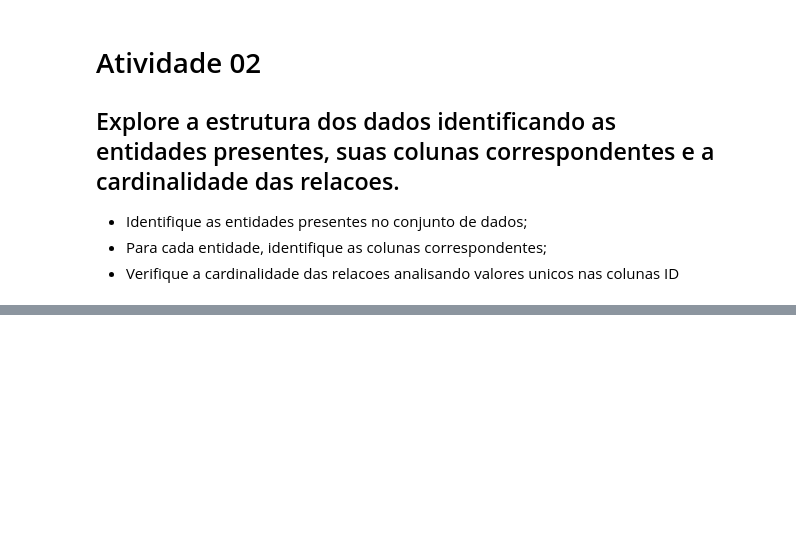
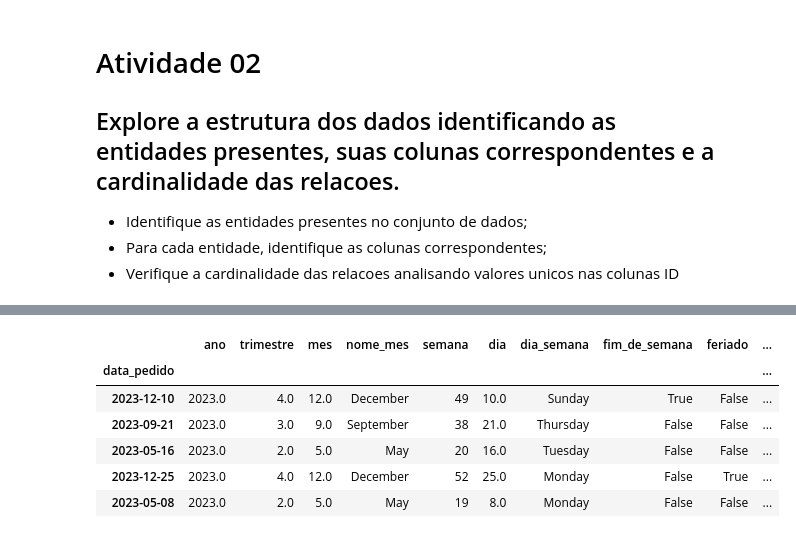
Before and after one commit to GabrielSique1r4/Pipeline_de_dados, a Jupyter notebook: Aula5/Respostas.ipynb, the cells around one changed output, grey strips where cells are left out. Drawn from its saved outputs; the diff is of its cells as text; code cells hidden in the pictures; blank space fills up the shorter version.

```diff
--- a/Aula5/Respostas.ipynb
+++ b/Aula5/Respostas.ipynb
@@ -56,0 +120,6 @@ print(keys)
+# %%
+# Campos Calculados
+df['valor_bruto'] = df.preco_unitario * df.quantidade
+df['valor_liquido'] = df.valor_bruto - df.valor_desconto
+df['margem_de_lucro'] = (((df.preco_unitario - df.preco_custo) / df.preco_unitario) * 100)
+df['dias_desde_o_pedido'] = (pd.Timestamp.today() - df.data_pedido).dt.days
@@ -56,0 +253,63 @@ print(keys)
+# %%
+# Atividade 09 - Dimensão de Tempo
+
+# Garante que a coluna de data esteja no formato datetime
+df['data_pedido'] = pd.to_datetime(df['data_pedido'])
+
+# Remove duplicatas de datas
+dim_tempo = pd.DataFrame(df['data_pedido'].drop_duplicates()).copy()
+
+# Criação dos componentes de data
+dim_tempo['ano'] = dim_tempo['data_pedido'].dt.year
+dim_tempo['trimestre'] = dim_tempo['data_pedido'].dt.quarter
+dim_tempo['mes'] = dim_tempo['data_pedido'].dt.month
+dim_tempo['nome_mes'] = dim_tempo['data_pedido'].dt.month_name()
+dim_tempo['semana'] = dim_tempo['data_pedido'].dt.isocalendar().week
+dim_tempo['dia'] = dim_tempo['data_pedido'].dt.day
+dim_tempo['dia_semana'] = dim_tempo['data_pedido'].dt.day_name()
+
+# Indicador de fim de semana
+dim_tempo['fim_de_semana'] = dim_tempo['dia_semana'].isin(['Saturday', 'Sunday'])
+
+# Simula feriados (exemplo: 1º de janeiro, 7 de setembro, 25 de dezembro)
+feriados_simulados = [
+    '2023-01-01', '2023-09-07', '2023-12-25',
+    '2024-01-01', '2024-09-07', '2024-12-25'
+]
+feriados_simulados = pd.to_datetime(feriados_simulados)
+dim_tempo['feriado'] = dim_tempo['data_pedido'].isin(feriados_simulados)
+
+# Classificação por período do dia (baseado na hora)
+# Se a coluna de hora não existir, vamos simular um horário aleatório
+if not hasattr(dim_tempo['data_pedido'].dt, 'hour'):
+    # Adiciona hora aleatória entre 0 e 23 se não existir
+    dim_tempo['hora_simulada'] = np.random.randint(0, 24, dim_tempo.shape[0])
+else:
+    dim_tempo['hora_simulada'] = dim_tempo['data_pedido'].dt.hour
+
+def classificar_periodo(hora):
+    if hora < 12:
+        return 'Manhã'
+    elif hora < 18:
+        return 'Tarde'
+    else:
+        return 'Noite'
+
+dim_tempo['periodo_dia'] = dim_tempo['hora_simulada'].apply(classificar_periodo)
+
+# Campo para sazonalidade: Exemplo, alta/baixa temporada
+dim_tempo['sazonalidade'] = dim_tempo['mes'].apply(lambda x: 'Alta' if x in [11, 12, 1, 7] else 'Baixa')
+
+# Define a chave primária
+dim_tempo.set_index('data_pedido', inplace=True)
+
+# Exibe os primeiros registros da dimensão tempo
+dim_tempo.head()
+# %% [output]
+|  | ano | trimestre | mes | nome_mes | semana | dia | dia_semana | fim_de_semana | feriado | ... |
+| data_pedido |  |  |  |  |  |  |  |  |  | ... |
+| 2023-12-10 | 2023.0 | 4.0 | 12.0 | December | 49 | 10.0 | Sunday | True | False | ... |
+| 2023-09-21 | 2023.0 | 3.0 | 9.0 | September | 38 | 21.0 | Thursday | False | False | ... |
+| 2023-05-16 | 2023.0 | 2.0 | 5.0 | May | 20 | 16.0 | Tuesday | False | False | ... |
+| 2023-12-25 | 2023.0 | 4.0 | 12.0 | December | 52 | 25.0 | Monday | False | True | ... |
+| 2023-05-08 | 2023.0 | 2.0 | 5.0 | May | 19 | 8.0 | Monday | False | False | ... |
```
Also changed, not shown: parts of 24 cells of this notebook.
